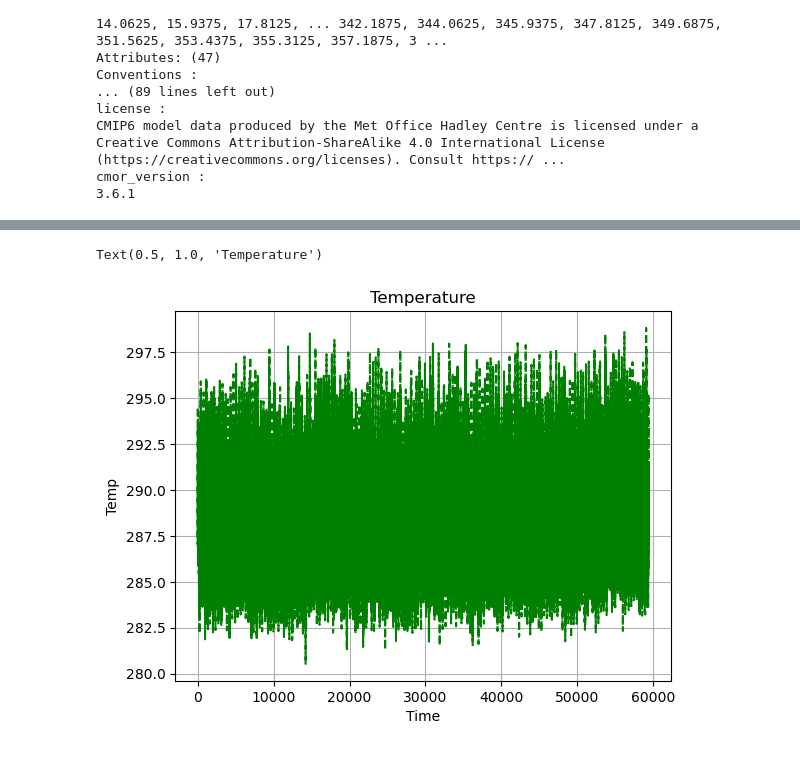
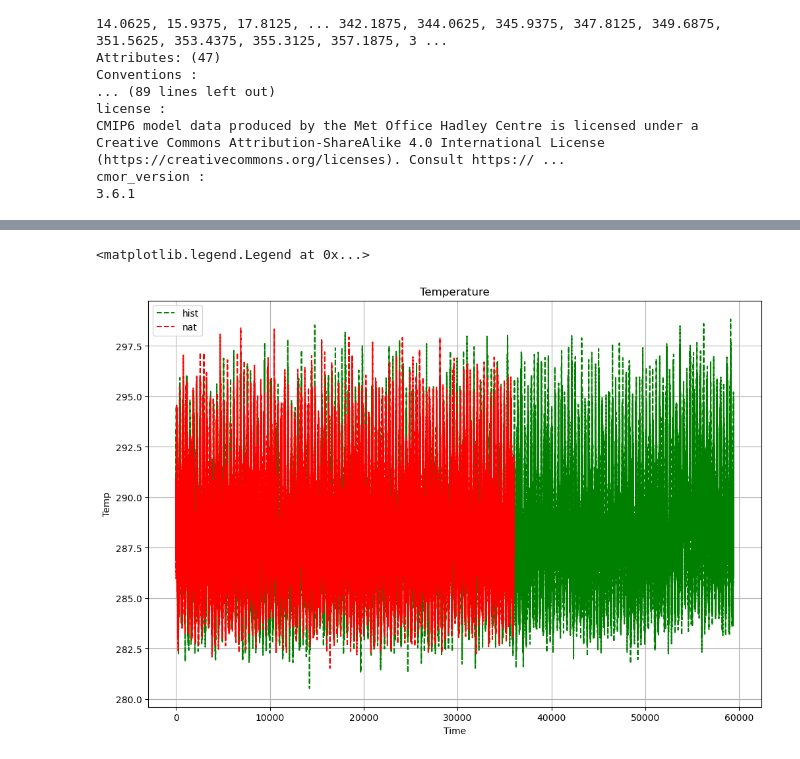
Before and after one commit to alexborowiak/ExtAnt-initial, a Jupyter notebook: draft_01.ipynb, the cells around one changed output, grey strips where cells are left out. Saved outputs shown, nothing was run; the diff lists cells and outputs as text; code cells hidden in the pictures.

Commit message:
Update figure with hist and hist nat

```diff
--- a/draft_01.ipynb
+++ b/draft_01.ipynb
@@ -254,5 +254,9 @@ cmor_version :
 #hist_da = xr.open_dataset(hist_path)
 # %%
 import matplotlib.pyplot as plt
+# %%
+loc = dict(lat=-39, lon=145, method='nearest')
 # %%
-arr = hist_da.tasmax.sel(lat=-39, lon=145, method='nearest').values
+arr = hist_da.tasmax.sel(**loc).values
+# %%
+arr_nat = hist_nat_da.tasmax.sel(**loc).values
@@ -259,11 +332,14 @@ arr = hist_da.tasmax.sel(lat=-39, lon=145, method='nearest').values
 # %%
-fig = plt.figure()
+fig = plt.figure(figsize=(12, 8))
 ax = fig.add_subplot(111)
-ax.plot(arr, linestyle='--', color='green')
+ax.plot(arr, linestyle='--', color='green', label='hist')
+ax.plot(arr_nat, linestyle='--', color='red', label='nat')
+
 ax.set_ylabel('Temp')
 ax.set_xlabel('Time')
 ax.grid()
 ax.set_title('Temperature')
+ax.legend()
 # %% [output]
-Text(0.5, 1.0, 'Temperature')
+<matplotlib.legend.Legend at 0x...>
-[figure, old version]
+[figure, new version]
```
Also changed, not shown: parts of 1 cell of this notebook.
